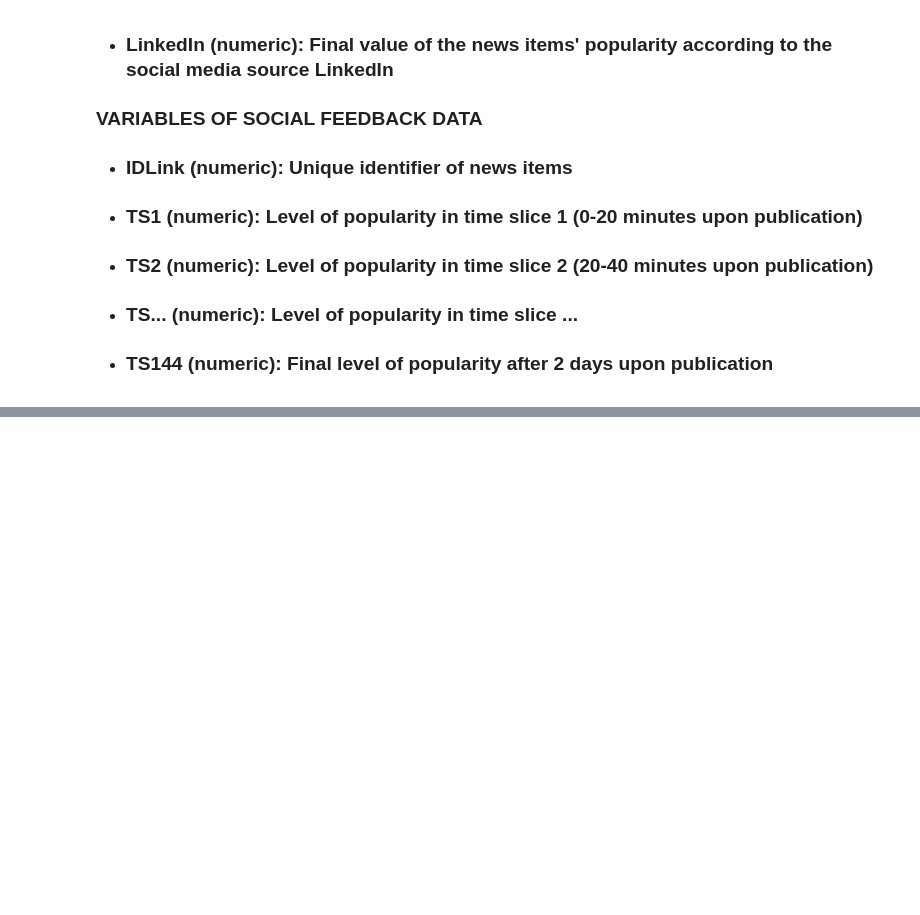
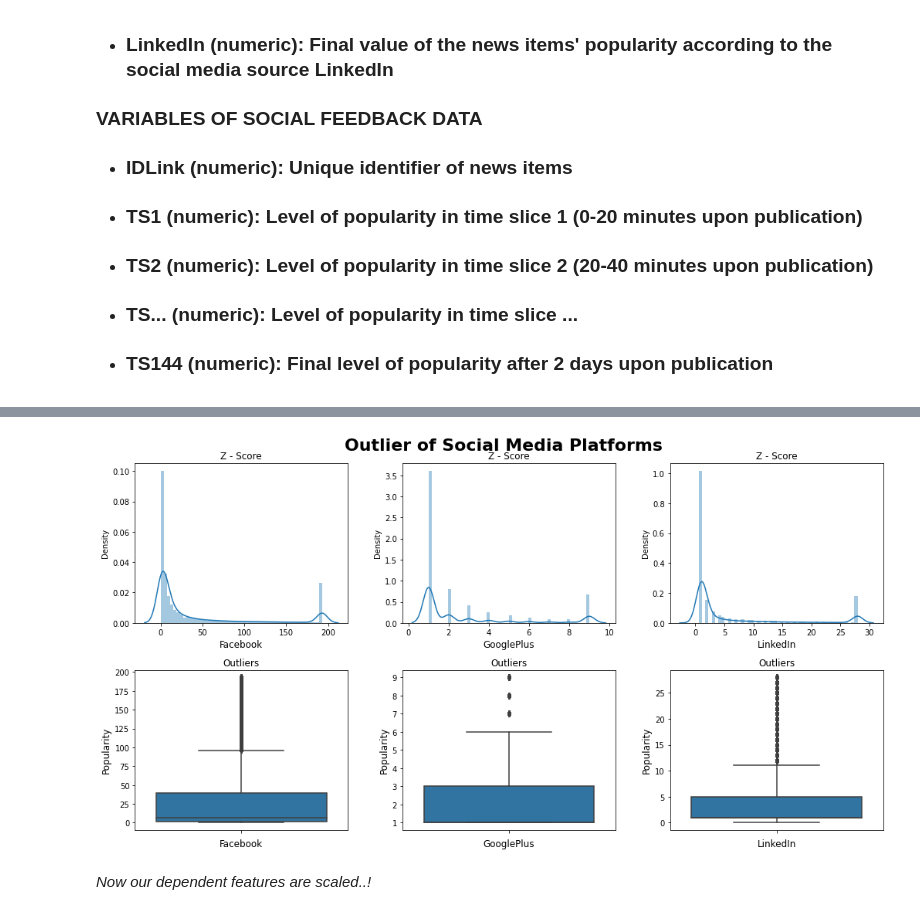
Before and after one commit to PriyankaDodeja/News-Popularity-Prediction, a Jupyter notebook: News_Popularity_Prediction_in_Social_Media_Capstone_Project.ipynb, the cells around one changed output, grey strips where cells are left out. Drawn from its saved outputs; the diff is of its cells as text; code cells hidden in the pictures; blank space fills up the shorter version.

```diff
--- a/News_Popularity_Prediction_in_Social_Media_Capstone_Project.ipynb
+++ b/News_Popularity_Prediction_in_Social_Media_Capstone_Project.ipynb
@@ -370,0 +555,16 @@ Name: IDLink, Length: 90845, dtype: object
+# %%
+#Standardize data
+scaler = StandardScaler()
+
+for source in sources:
+    master = master_df[source].apply(lambda x:x if x!=(0) else np.nan)
+    master_df[f'{source}_scaled'] = scaler.fit_transform(master.values.reshape(-1,1))
+
+    master_df[f'{source}_scaled'].fillna(0,inplace=True)
+    master_df[source].fillna(0,inplace=True)
+# %%
+show_outliers(master_df)
+# %% [output]
+[figure, added]
+# %% [markdown]
+*Now our dependent features are scaled..!*
```
Also changed, not shown: parts of 204 cells of this notebook.
